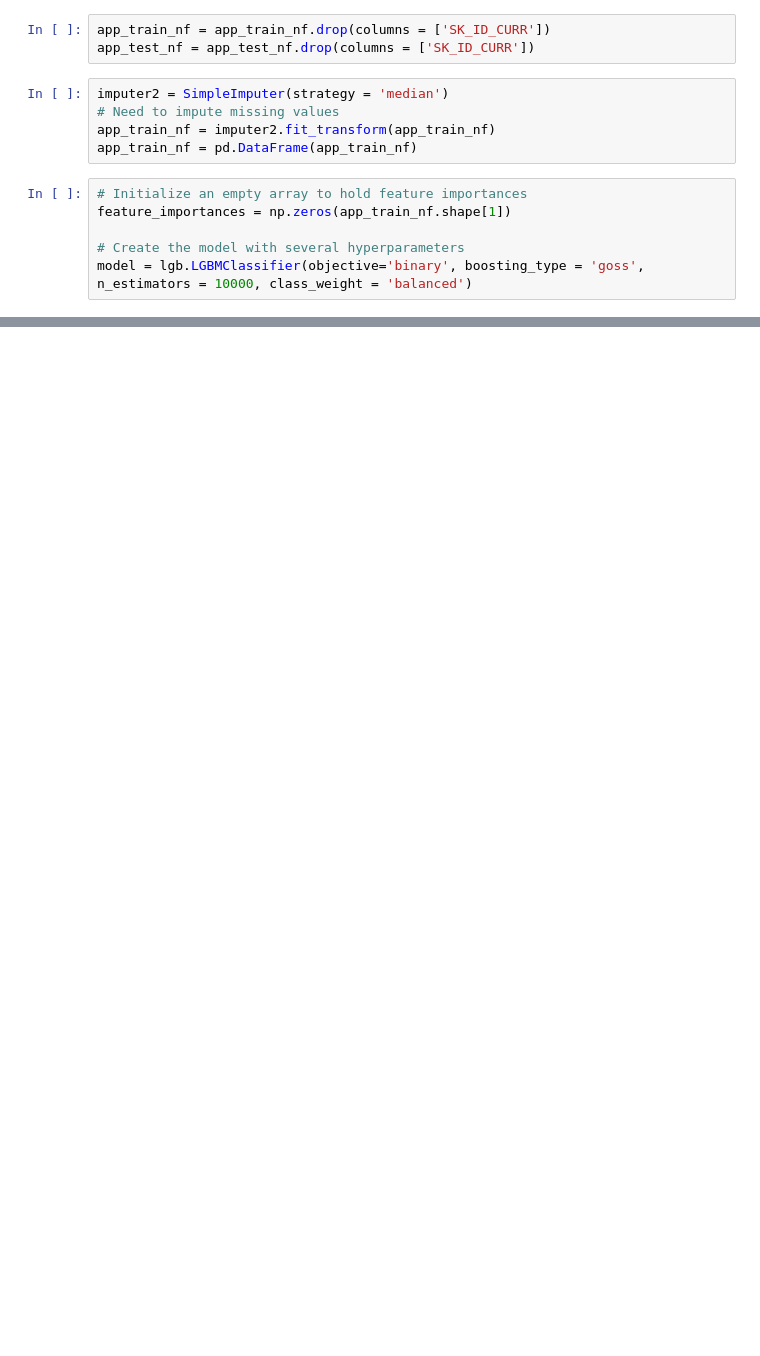
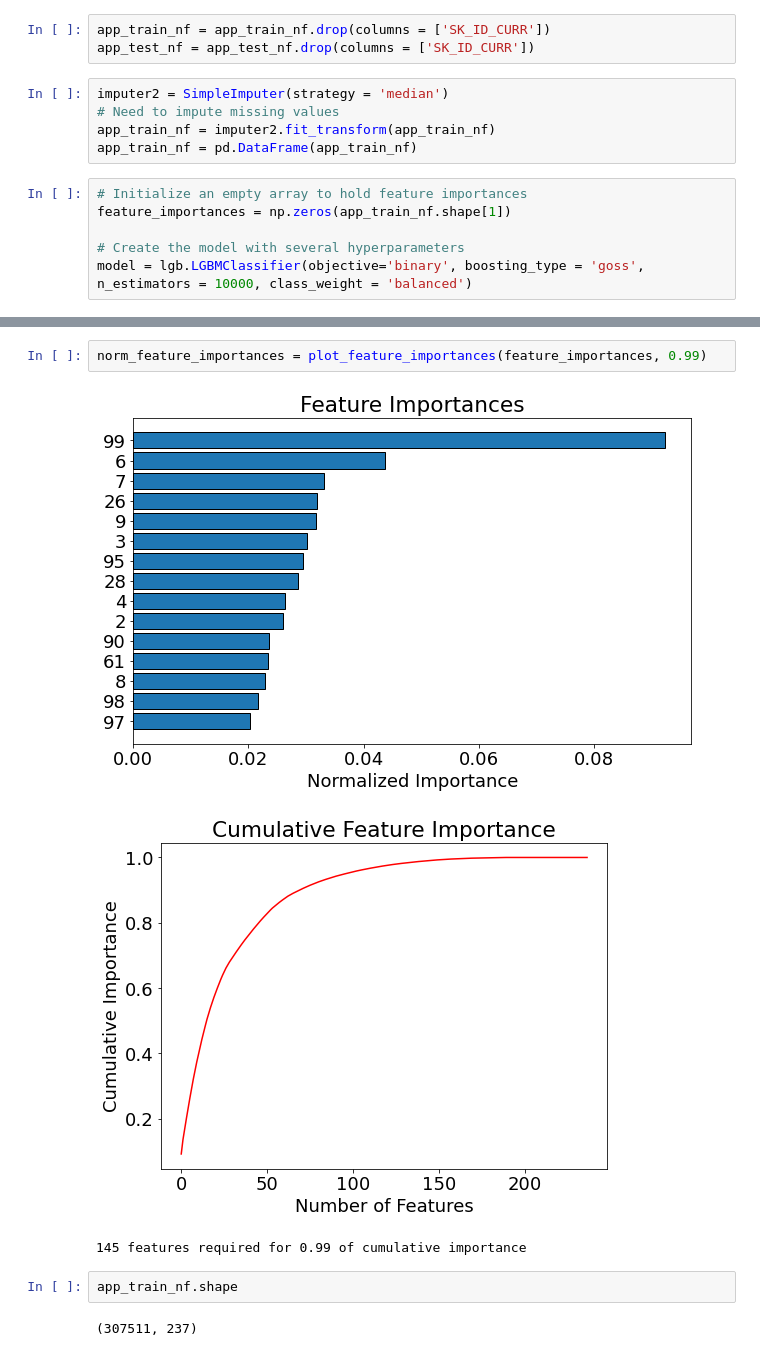
Before and after one commit to roenchina/FinTech_DefaultRisk, a Jupyter notebook: feature_engineering.ipynb, the cells around one changed output, grey strips where cells are left out. Saved outputs shown, nothing was run; the diff lists cells and outputs as text; blank space fills up the shorter version.

```diff
--- a/feature_engineering.ipynb
+++ b/feature_engineering.ipynb
@@ -416,0 +507,10 @@ There are 45 features with 0.0 importance
+# %%
+norm_feature_importances = plot_feature_importances(feature_importances, 0.99)
+# %% [output]
+[figure, added]
+[figure, added]
+145 features required for 0.99 of cumulative importance
+# %%
+app_train_nf.shape
+# %% [output]
+(307511, 237)
```
Also changed, not shown: parts of 17 cells of this notebook, 3 other files.
